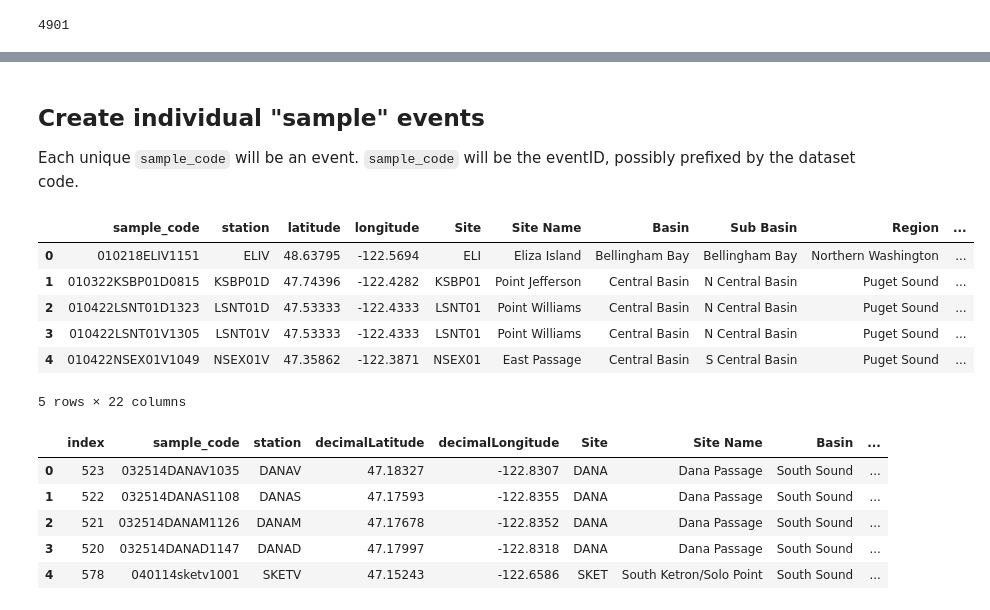
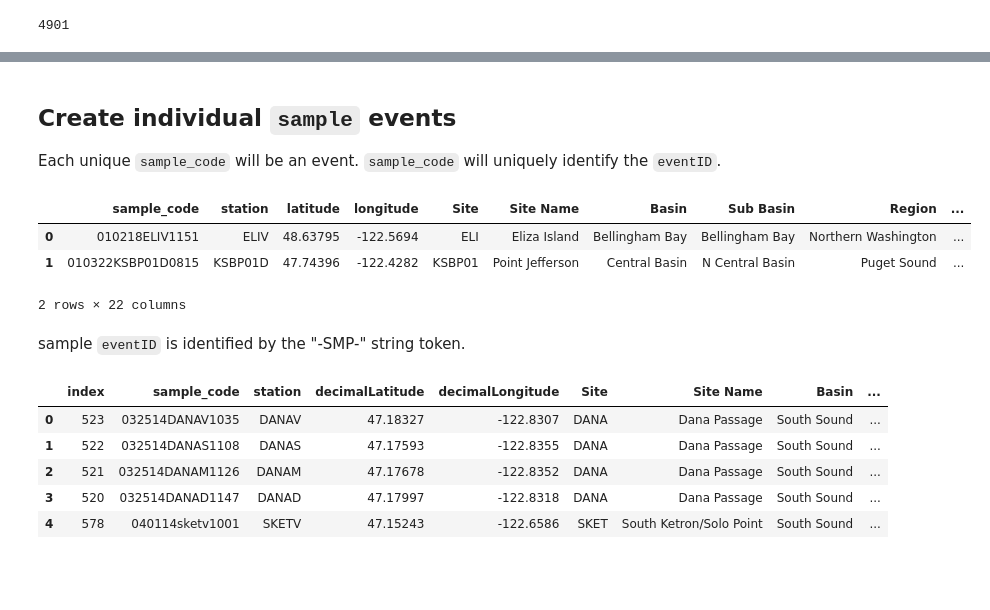
Before and after one commit to nanoos-pnw/obis-pszmp, a Jupyter notebook: PSZMP-dwcEvent.ipynb, the cells around one changed output, grey strips where cells are left out. Cells and saved outputs as stored; diff of their text form; code cells hidden in the pictures; blank space fills up the shorter version.

```diff
--- a/PSZMP-dwcEvent.ipynb
+++ b/PSZMP-dwcEvent.ipynb
@@ -521,20 +515,17 @@ event_df.tail(10)
 | 4899 | PSZMP-STA-20221219D_ADIV | stationVisit | PSZMP-CR-20221219_PGST_WDFW | 2022-12-19T10:27:00-0800 | ADIV | Admiralty Inlet (ADI), Admiralty ... | 48.00273 | -122.6360 | ... |
 | 4900 | PSZMP-STA-20221219D_TDBV | stationVisit | PSZMP-CR-20221219_PGST_WDFW | 2022-12-19T11:58:00-0800 | TDBV | Thorndyke Bay (TDB), N Hood Canal | 47.78297 | -122.7330 | ... |
 # %% [markdown]
-## Create individual "sample" events
+## Create individual `sample` events
 
-Each unique `sample_code` will be an event. `sample_code` will be the eventID, possibly prefixed by the dataset code.
+Each unique `sample_code` will be an event. `sample_code` will uniquely identify the `eventID`.
 # %%
 sample_df = eventsource_df.copy()
-sample_df.head()
+sample_df.head(2)
 # %% [output]
 |  | sample_code | station | latitude | longitude | Site | Site Name | Basin | Sub Basin | Region | ... |
 | 0 | 010218ELIV1151 | ELIV | 48.63795 | -122.5694 | ELI | Eliza Island | Bellingham Bay | Bellingham Bay | Northern Washington | ... |
 | 1 | 010322KSBP01D0815 | KSBP01D | 47.74396 | -122.4282 | KSBP01 | Point Jefferson | Central Basin | N Central Basin | Puget Sound | ... |
-| 2 | 010422LSNT01D1323 | LSNT01D | 47.53333 | -122.4333 | LSNT01 | Point Williams | Central Basin | N Central Basin | Puget Sound | ... |
-| 3 | 010422LSNT01V1305 | LSNT01V | 47.53333 | -122.4333 | LSNT01 | Point Williams | Central Basin | N Central Basin | Puget Sound | ... |
-| 4 | 010422NSEX01V1049 | NSEX01V | 47.35862 | -122.3871 | NSEX01 | East Passage | Central Basin | S Central Basin | Puget Sound | ... |
-5 rows × 22 columns
+2 rows × 22 columns
 # %%
 sample_df = sample_df.merge(
     stationvisit_df[['stationvisit_code', 'eventID',
@@ -558,6 +549,8 @@ sample_df= (
     .sort_values(by='time')
     .reset_index(drop=False)
 )
+# %% [markdown]
+sample `eventID` is identified by the "-SMP-" string token.
 # %%
 # two nets:
 # - a 60cm diameter ring net with 200um mesh towed vertically (Vertical)
```
Also changed, not shown: parts of 32 cells of this notebook, 2 other files.
